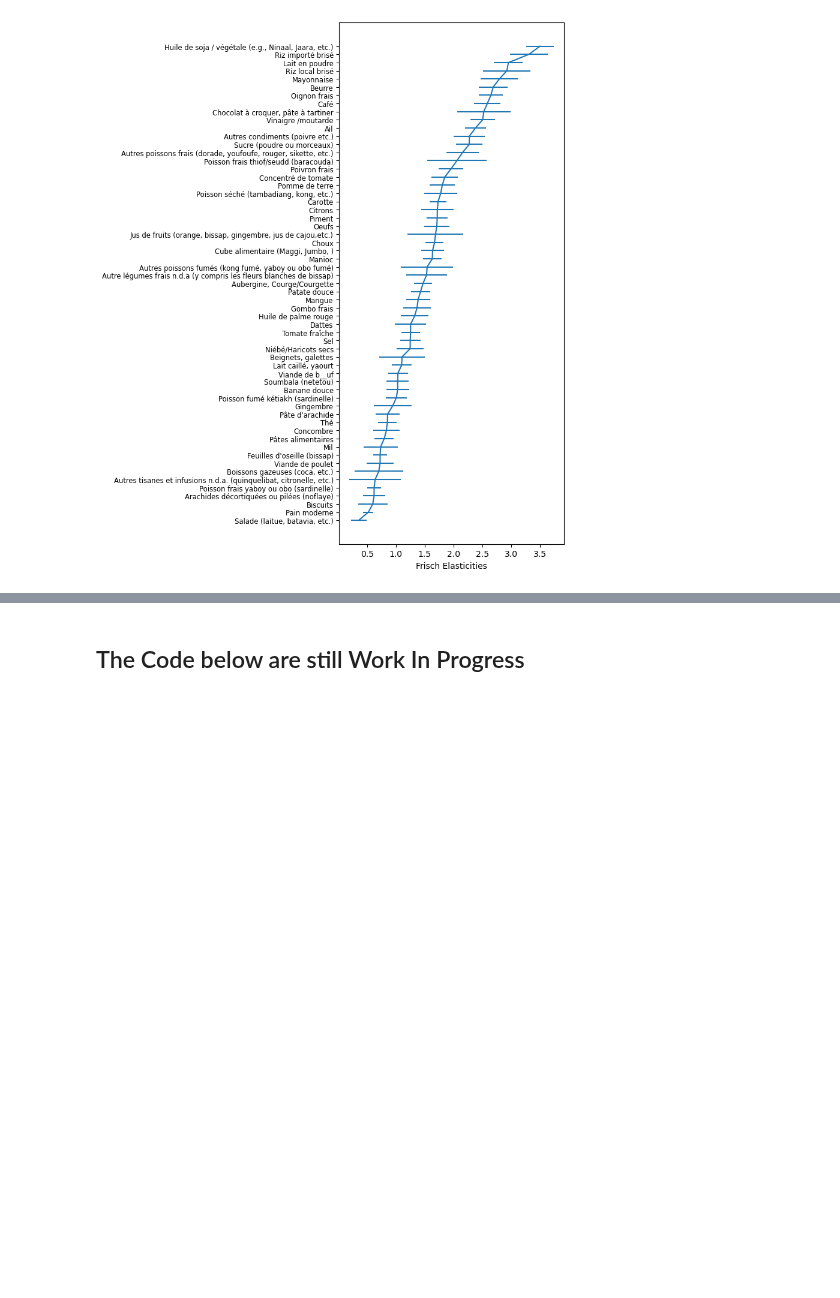
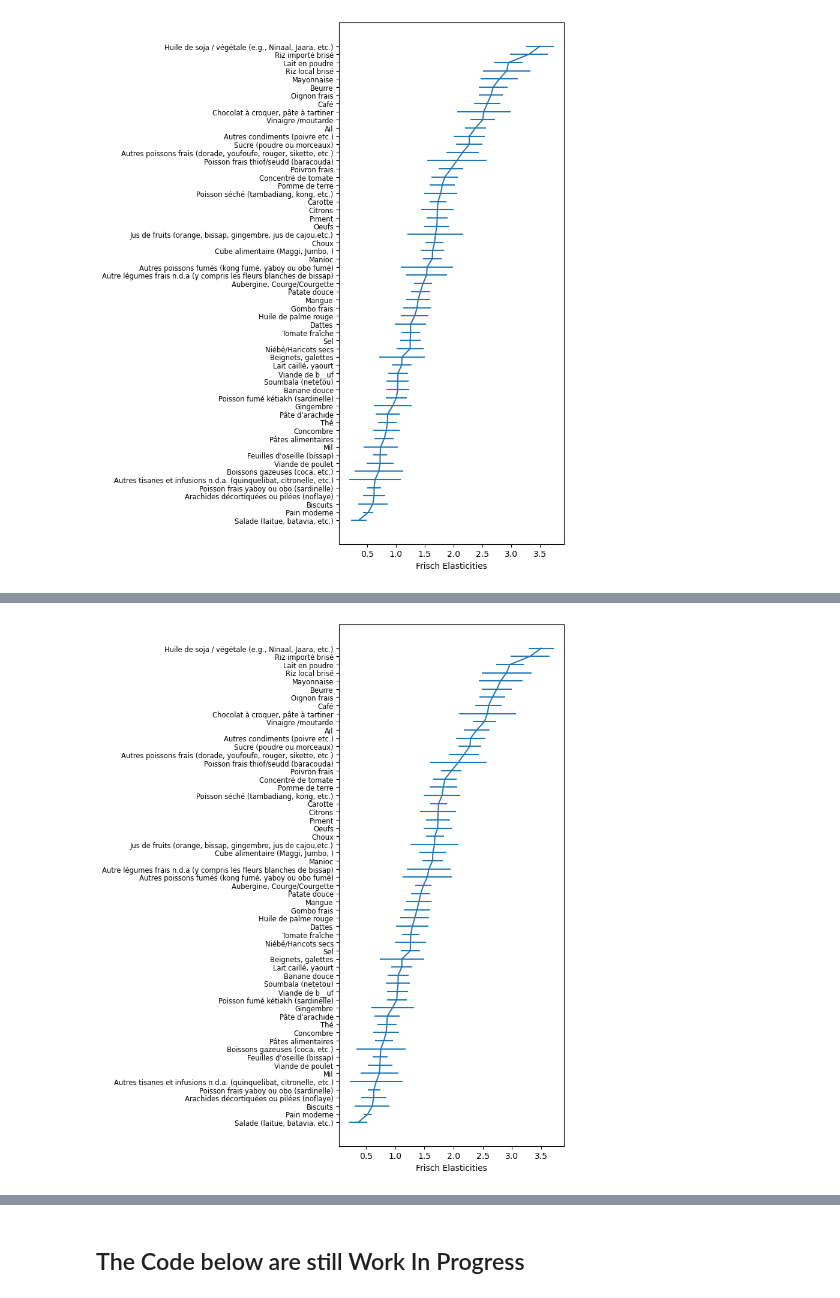
Before and after one commit to IvanChan511/EEP_153_Project_3, a Jupyter notebook: Project 3 Final Code.ipynb, the cells around one changed output, grey strips where cells are left out. Cells and saved outputs as stored; diff of their text form; code cells hidden in the pictures; blank space fills up the shorter version.

```diff
--- a/Project 3 Final Code.ipynb
+++ b/Project 3 Final Code.ipynb
@@ -182,0 +254,3 @@ plt.show()
+# %%
+d_3 = d_3.loc[:, ~d_3.columns.isin(['women', 'girls', 'boys', 'men'])]
+d_3.head()
@@ -182,0 +265,8 @@ plt.show()
+# %%
+d_3 = d_3.stack().dropna()
+y_3 = y_3.stack().dropna()
+
+
+# Check that indices are in right places!
+assert y_3.index.names == ['i','t','m','j']
+assert d_3.index.names == ['i','t','m','k']
@@ -182,0 +275,3 @@ plt.show()
+# %%
+# Now run your CFE model
+result3 = Regression(y=y_3,d=d_3)
@@ -240,0 +483,5 @@ result.gamma
+# %%
+result3.graph_beta()
+plt.show()
+# %% [output]
+[figure, added]
```
Also changed, not shown: parts of 46 cells of this notebook.
